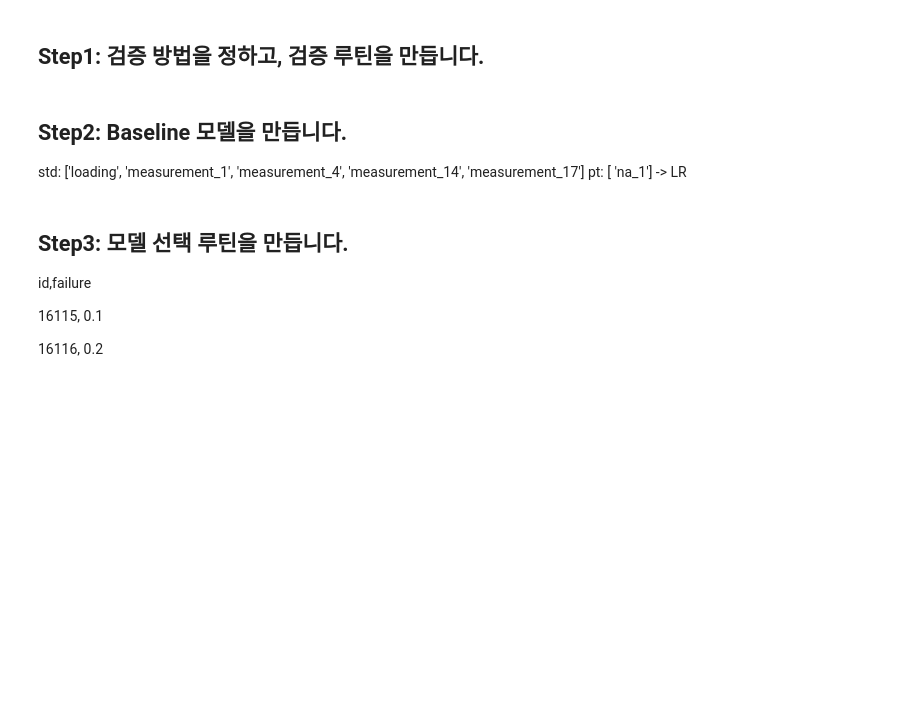
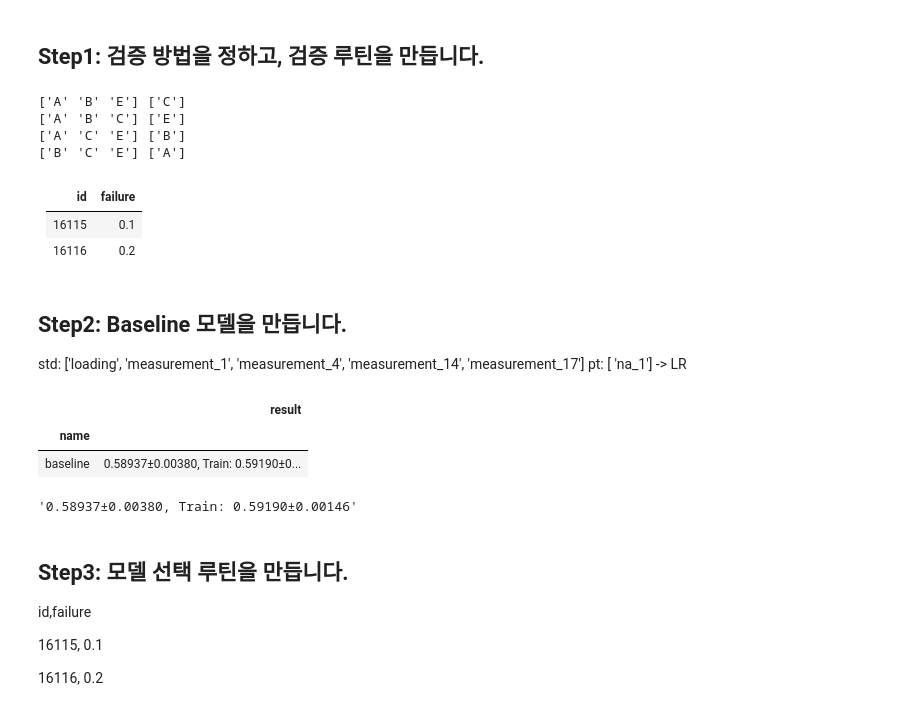
Before and after one commit to sunkusun9/DS_lv3_2511_2, a Jupyter notebook: sec_ds_lv3_prob1_kaggle.ipynb, the cells around one changed output. Drawn from its saved outputs; the diff is of its cells as text; code cells hidden in the pictures; blank space fills up the shorter version.

```diff
--- a/sec_ds_lv3_prob1_kaggle.ipynb
+++ b/sec_ds_lv3_prob1_kaggle.ipynb
@@ -130,6 +159,20 @@ df_train[X_mean] = df_train.groupby('product_code')[X_mean].transform(
 df_test[X_mean] = df_test.groupby('product_code')[X_mean].transform(
     lambda x: x.fillna(x.mean())
 )
+# %%
+# 방법 2: train / test를 통합하여 처리합니다.
+X_mean = ['measurement_{}'.format(i) for i in range(10, 17)]
+df_mean = pd.concat([
+        df_train[X_mean + ['product_code']],
+        df_test[X_mean + ['product_code']]
+], axis=0).groupby('product_code').mean()
+
+df_train[X_mean] = df_train[X_mean + ['product_code']].groupby('product_code')[X_mean].apply(
+    lambda x: x.fillna(df_mean.loc[x.name])
+).reset_index(level=0, drop=True)
+df_test[X_mean] = df_test[X_mean + ['product_code']].groupby('product_code')[X_mean].apply(
+    lambda x: x.fillna(df_mean.loc[x.name])
+).reset_index(level=0, drop=True)
 # %% [markdown]
 - attribute_0와 attribute_1은 failure와 상관없음
 
@@ -150,0 +199,10 @@ df_test[X_mean] = df_test.groupby('product_code')[X_mean].transform(
+# %%
+m = pd.concat([df_train['loading'], df_test['loading']]).mean()
+df_train['loading'] = df_train['loading'].fillna(m)
+df_test['loading'] = df_test['loading'].fillna(m)
+# %%
+df_train['loading_log'] = np.log(df_train['loading'])
+df_test['loading_log'] = np.log(df_test['loading'])
+# %%
+X_all = df_test.columns.tolist()
+np.array(X_all)
@@ -151,2 +218,15 @@ df_test[X_mean] = df_test.groupby('product_code')[X_mean].transform(
 # %% [markdown]
 ## Step1: 검증 방법을 정하고, 검증 루틴을 만듭니다.
+# %%
+from sklearn.model_selection import GroupKFold
+gkf = GroupKFold(4)
+for train_idx, valid_idx in gkf.split(df_train[X_all], df_train['failure'], groups = df_train['product_code']):
+    print(
+        df_train.iloc[train_idx]['product_code'].unique(),
+        df_train.iloc[valid_idx]['product_code'].unique()
+    )
+# %% [output]
+['A' 'B' 'E'] ['C']
+['A' 'B' 'C'] ['E']
+['A' 'C' 'E'] ['B']
+['B' 'C' 'E'] ['A']
@@ -153,7 +291,26 @@ df_test[X_mean] = df_test.groupby('product_code')[X_mean].transform(
+# %% [markdown]
+|id|failure|
+|----|----|
+|16115| 0.1|
+|16116| 0.2|
 # %% [markdown]
 ## Step2: Baseline 모델을 만듭니다.
 
 std: \['loading', 'measurement_1', 'measurement_4', 'measurement_14', 'measurement_17'\] pt: \[ 'na_1'\] -> LR
+# %%
+from sklearn.linear_model import LogisticRegression
+ct = ColumnTransformer([
+    ('std', StandardScaler(), ['loading', 'measurement_1', 'measurement_4', 'measurement_14', 'measurement_17']),
+    ('pt', 'passthrough', ['na_1'])
+])
+
+clf_lr = make_pipeline(ct, LogisticRegression(solver = 'lbfgs'))
+eval_model('baseline', clf_lr)
+# %% [output]
+|  | result |
+| name |  |
+| baseline | 0.58937±0.00380, Train: 0.59190±0... |
+'0.58937±0.00380, Train: 0.59190±0.00146'
 # %% [markdown]
 ## Step3: 모델 선택 루틴을 만듭니다.
 
```
Also changed, not shown: parts of 5 cells of this notebook.
